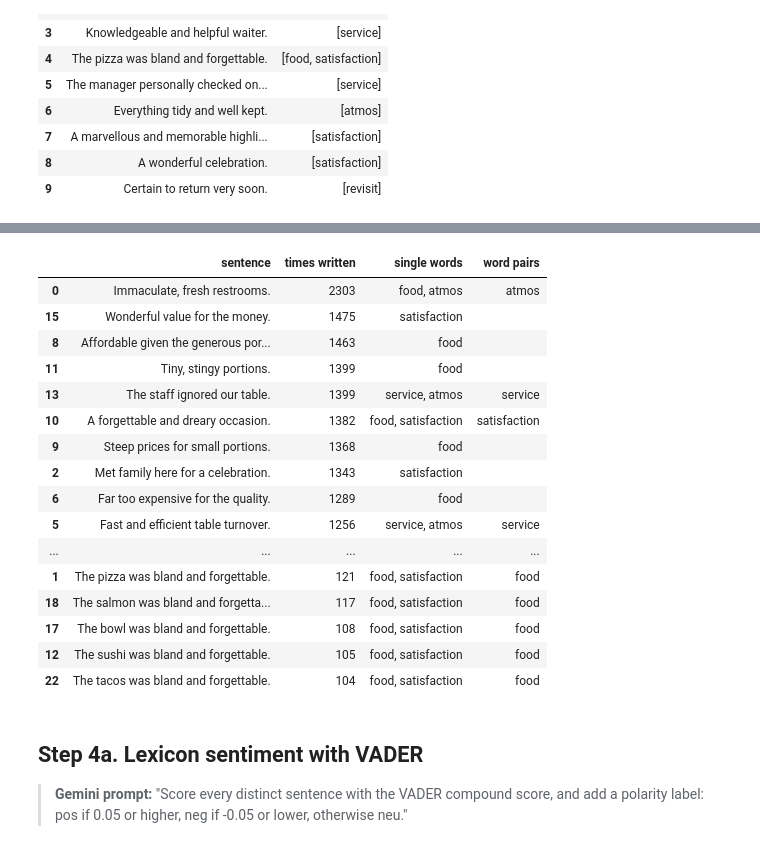
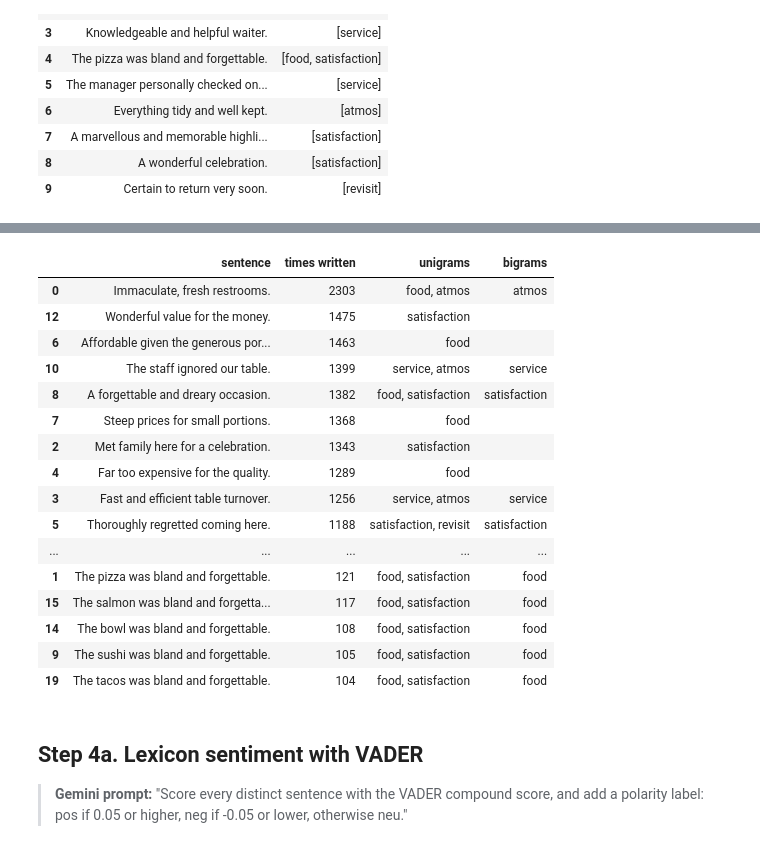
Before and after one commit to jeong-yeol/EMEA-CHRIE-Webinar, a Jupyter notebook: EMEA_CHRIE_ABSA_Workshop.ipynb, the cells around one changed output, grey strips where cells are left out. Cells and saved outputs as stored; diff of their text form; code cells hidden in the pictures.

```diff
--- a/EMEA_CHRIE_ABSA_Workshop.ipynb
+++ b/EMEA_CHRIE_ABSA_Workshop.ipynb
@@ -130,18 +132,18 @@ Some keywords carry more than one meaning. "Forgettable" is in the food list and
 # %%
 from collections import Counter
 STOP = set(stopwords.words("english"))
-def content_pairs(s):
+def bigrams(s):
     w = [t for t in re.findall(r"[a-z']+", s.lower()) if t not in STOP]
     return [f"{a} {b}" for a, b in zip(w, w[1:])]
-pair_counts = Counter()
+bigram_counts = Counter()
 for s in distinct:
-    for p in content_pairs(s): pair_counts[p] += times[s]
-print("Most frequent word pairs:")
-print(pd.DataFrame(pair_counts.most_common(15), columns=["word pair", "times written"]).to_string(index=False))
+    for b in bigrams(s): bigram_counts[b] += times[s]
+print("Most frequent bigrams:")
+print(pd.DataFrame(bigram_counts.most_common(15), columns=["bigram", "times written"]).to_string(index=False))
 rows = []
-for w in ["forgettable", "table", "fresh", "coming", "wonderful"]:
-    for p, n in pair_counts.most_common():
-        if w in p.split() or w + "s" in p.split():
-            rows.append({"keyword": w, "in the list for": ", ".join(c for c in CONSTRUCTS if LEM.lemmatize(w) in KW[c]), "word pair": p, "times written": n})
+for w in ["table", "fresh", "coming", "quality", "friendly"]:
+    for b, n in bigram_counts.most_common():
+        if w in b.split() or w + "s" in b.split():
+            rows.append({"keyword": w, "in the list for": ", ".join(c for c in CONSTRUCTS if LEM.lemmatize(w) in KW[c]), "bigram": b, "times written": n})
 pd.DataFrame(rows).groupby("keyword", sort=False).head(4)
 # %% [output]
@@ -180,43 +182,46 @@ spotlessly clean           2290
 # %%
-# The word-pair version of the dictionary. Ambiguous words count only inside the pairs that fix their meaning.
-AMBIGUOUS = {"forgettable", "fresh", "table", "coming", "celebration", "portion", "generous", "stingy", "tiny",
-             "satisfying", "quality", "wonderful"}
-PAIRS = {"food": ["bland forgettable", "high quality"],
-         "service": ["ignored table", "table turnover", "five minutes"],
-         "atmos": ["clean tables", "table sticky", "fresh restrooms"],
-         "satisfaction": ["forgettable dreary", "wonderful celebration", "regretted coming"],
-         "revisit": ["coming back"]}
-# pairs such as "generous portions" and "wonderful value" are about value for money, which is not in the model
-KW_PAIRS = {c: KW[c] - AMBIGUOUS for c in CONSTRUCTS}
-def word_pairs(s):
-    t = toks(s); bg = content_pairs(s); out = {}
+# The bigram dictionary from the webinar. It was built on a random sample of 300 sentences coded by construct (round 1):
+#   1. A keyword is ambiguous if it sent a sample sentence to a construct the coding did not give.
+#   2. An ambiguous keyword counts only inside the bigrams that keep it in the coded construct.
+# A second random sample of 300 sentences (round 2) tested it: 95% of sentences in exactly the right construct, unigrams 85%.
+# Both samples are in data/coded_samples_300.csv. With your own data, build on one coded sample and test on another.
+AMBIGUOUS = {"celebration", "coming", "forgettable", "fresh", "generous", "portion", "quality", "table", "wonderful"}
+BIGRAMS = {"food": ["bland forgettable", "fresh high", "generous satisfying", "high quality", "quality ingredients",
+                    "satisfying portions", "stingy portions"],
+           "service": ["efficient table", "ignored table", "table turnover"],
+           "atmos": ["clean tables", "fresh restrooms", "immaculate fresh", "table sticky", "tables floors"],
+           "satisfaction": ["forgettable dreary", "regretted coming", "wonderful celebration"],
+           "revisit": ["coming back", "definitely coming"]}
+KW_BI = {c: KW[c] - AMBIGUOUS for c in CONSTRUCTS}
+def with_bigrams(s):
+    t = toks(s); bg = bigrams(s); out = {}
     for c in CONSTRUCTS:
-        m = [w for w in t if w in KW_PAIRS[c]] + [p for p in PAIRS[c] if p in bg]
+        m = [w for w in t if w in KW_BI[c]] + [b for b in BIGRAMS[c] if b in bg]
         if m: out[c] = m
     return out
-match_pairs = {s: word_pairs(s) for s in distinct}
-changed = [s for s in distinct if set(match_single[s]) != set(match_pairs[s])]
+match_bi = {s: with_bigrams(s) for s in distinct}
+changed = [s for s in distinct if set(match_uni[s]) != set(match_bi[s])]
 pd.DataFrame({"sentence": changed, "times written": [times[s] for s in changed],
-              "single words": [", ".join(match_single[s]) for s in changed],
-              "word pairs": [", ".join(match_pairs[s]) for s in changed]}).sort_values("times written", ascending=False)
+              "unigrams": [", ".join(match_uni[s]) for s in changed],
+              "bigrams": [", ".join(match_bi[s]) for s in changed]}).sort_values("times written", ascending=False)
 # %% [output]
-|  | sentence | times written | single words | word pairs |
+|  | sentence | times written | unigrams | bigrams |
 | 0 | Immaculate, fresh restrooms. | 2303 | food, atmos | atmos |
-| 15 | Wonderful value for the money. | 1475 | satisfaction |  |
-| 8 | Affordable given the generous por... | 1463 | food |  |
-| 11 | Tiny, stingy portions. | 1399 | food |  |
-| 13 | The staff ignored our table. | 1399 | service, atmos | service |
-| 10 | A forgettable and dreary occasion. | 1382 | food, satisfaction | satisfaction |
-| 9 | Steep prices for small portions. | 1368 | food |  |
+| 12 | Wonderful value for the money. | 1475 | satisfaction |  |
+| 6 | Affordable given the generous por... | 1463 | food |  |
+| 10 | The staff ignored our table. | 1399 | service, atmos | service |
+| 8 | A forgettable and dreary occasion. | 1382 | food, satisfaction | satisfaction |
+| 7 | Steep prices for small portions. | 1368 | food |  |
 | 2 | Met family here for a celebration. | 1343 | satisfaction |  |
-| 6 | Far too expensive for the quality. | 1289 | food |  |
-| 5 | Fast and efficient table turnover. | 1256 | service, atmos | service |
+| 4 | Far too expensive for the quality. | 1289 | food |  |
+| 3 | Fast and efficient table turnover. | 1256 | service, atmos | service |
+| 5 | Thoroughly regretted coming here. | 1188 | satisfaction, revisit | satisfaction |
 | ... | ... | ... | ... | ... |
 | 1 | The pizza was bland and forgettable. | 121 | food, satisfaction | food |
-| 18 | The salmon was bland and forgetta... | 117 | food, satisfaction | food |
-| 17 | The bowl was bland and forgettable. | 108 | food, satisfaction | food |
-| 12 | The sushi was bland and forgettable. | 105 | food, satisfaction | food |
-| 22 | The tacos was bland and forgettable. | 104 | food, satisfaction | food |
+| 15 | The salmon was bland and forgetta... | 117 | food, satisfaction | food |
+| 14 | The bowl was bland and forgettable. | 108 | food, satisfaction | food |
+| 9 | The sushi was bland and forgettable. | 105 | food, satisfaction | food |
+| 19 | The tacos was bland and forgettable. | 104 | food, satisfaction | food |
 # %% [markdown]
 ## Step 4a. Lexicon sentiment with VADER
 > **Gemini prompt:** "Score every distinct sentence with the VADER compound score, and add a polarity label: pos if 0.05 or higher, neg if -0.05 or lower, otherwise neu."
```
Also changed, not shown: parts of 14 cells of this notebook, 3 other files.
